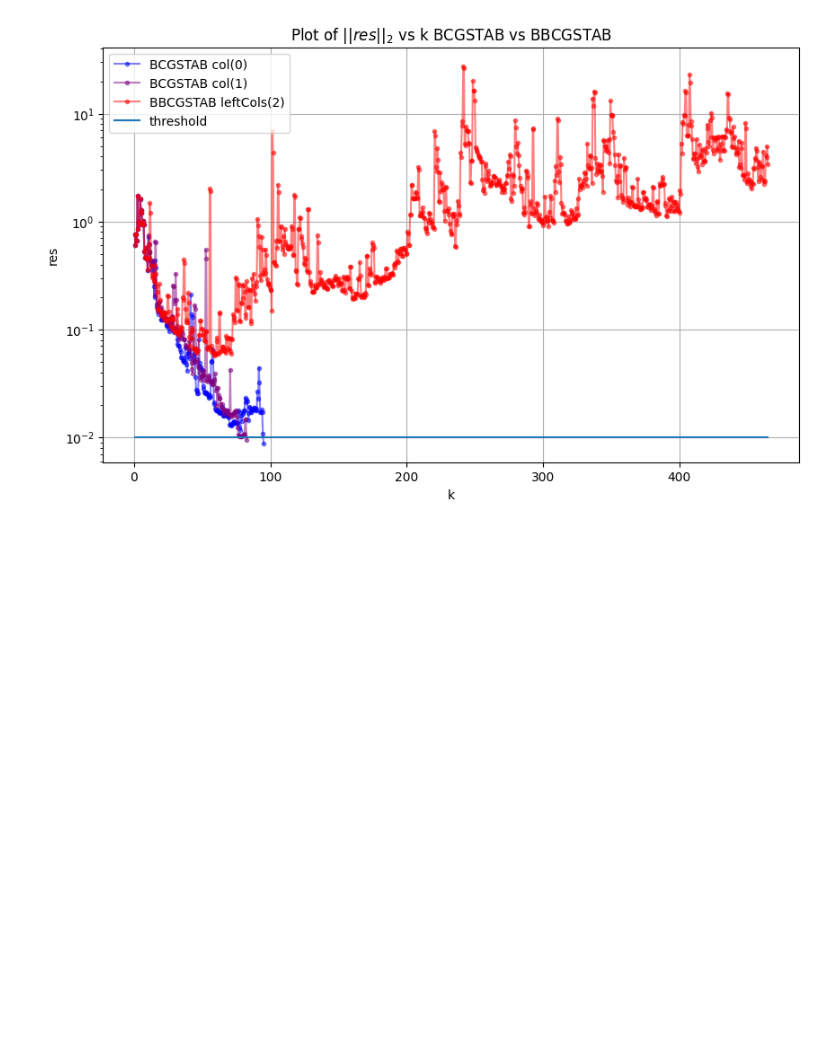
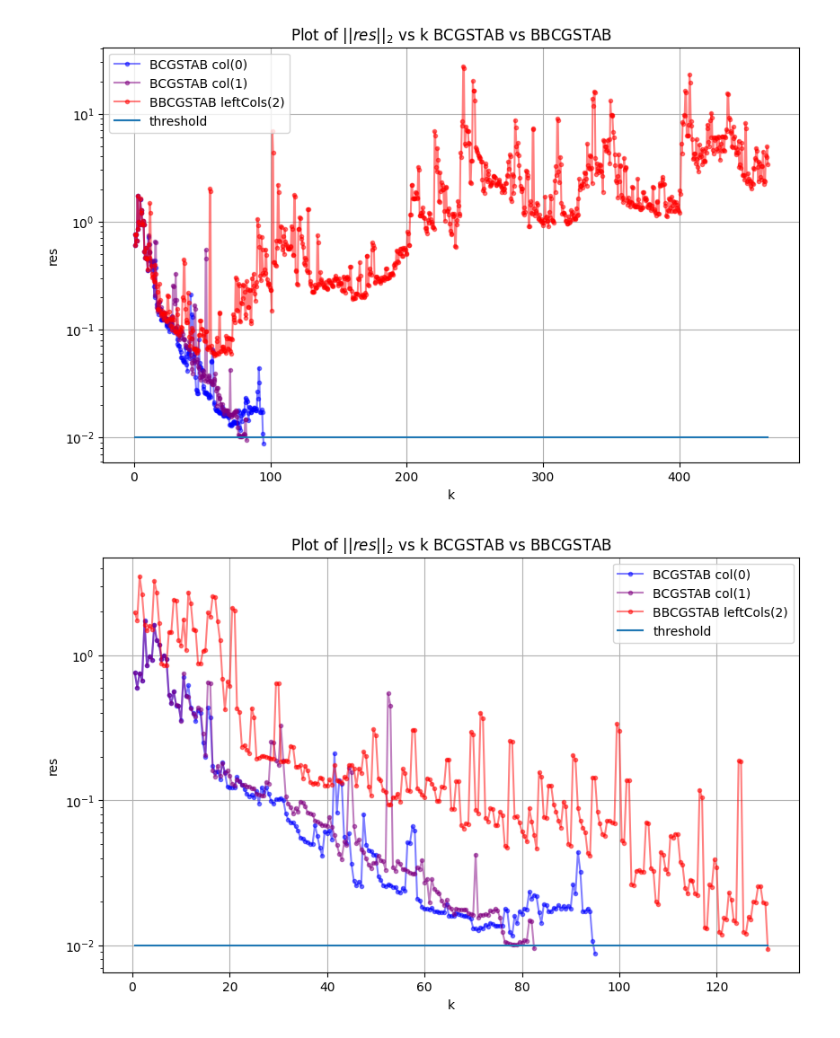
Before and after one commit to KozlovNA/BiCG_with_BLAS, a Jupyter notebook: BBCGSTAB_analisys.ipynb, the cells around one changed output. Saved outputs shown, nothing was run; the diff lists cells and outputs as text; code cells hidden in the pictures; blank space fills up the shorter version.

```diff
--- a/BBCGSTAB_analisys.ipynb
+++ b/BBCGSTAB_analisys.ipynb
@@ -78,6 +78,86 @@ else:
     print("The required columns 'k' and 'res_2norm' are not in the CSV file.")
 # %% [output]
 [figure]
+# %%
+import pandas as pd
+import matplotlib.pyplot as plt
+import numpy as np
+
+# Load the CSV file
+# Replace 'your_file.csv' with the path to your CSV file
+csv_file_path = './output/BCGSTAB_logs_col0.csv'
+data = pd.read_csv(csv_file_path)
+
+# Check if the required columns exist
+if 'k' in data.columns and 'res_2norm_rel' in data.columns:
+    # Extract the columns
+    x = data['k']
+    y = data['res_2norm_rel']
+
+    # Create the plot
+    plt.figure(figsize=(10, 6))
+    plt.plot(x, y, marker='o', markersize=3, linestyle='-', color='b',alpha=0.5, label='BCGSTAB col(0)')
+
+    plt.semilogy()
+
+    # Show grid
+    plt.grid()
+
+else:
+    print("The required columns 'k' and 'res_2norm' are not in the CSV file.")
+###########################
+csv_file_path = './output/BCGSTAB_logs_col1.csv'
+data = pd.read_csv(csv_file_path)
+
+# Check if the required columns exist
+if 'k' in data.columns and 'res_2norm_rel' in data.columns:
+    # Extract the columns
+    x = data['k']
+    y = data['res_2norm_rel']
+    plt.plot(x, y, marker='o', markersize=3, linestyle='-', color='purple',alpha=0.5, label='BCGSTAB col(1)')
+    plt.semilogy()
+
+    # Show grid
+    plt.grid()
+
+else:
+    print("The required columns 'k' and 'res_2norm' are not in the CSV file.")
+
+###############################
+
+# Load the CSV file
+# Replace 'your_file.csv' with the path to your CSV file
+csv_file_path = './output/BBCGSTAB_logs.csv'
+data = pd.read_csv(csv_file_path)
+
+# Check if the required columns exist
+if 'k' in data.columns and 'res_max2norm_rel' in data.columns:
+    # Extract the columns
+    x = data['k']
+    y = data['res_max2norm_rel']
+    eps = 0.01*np.ones(len(x))
+    # Create the plot
+    # plt.figure(figsize=(10, 6))
+    plt.plot(x, y, marker='o', markersize=3, linestyle='-', color='r', alpha=0.5, label='BBCGSTAB leftCols(2)')
+    plt.plot(x, eps, label='threshold')
+    # Adding titles and labels
+    plt.title(r'Plot of $||res||_2$ vs k BCGSTAB vs BBCGSTAB')
+    plt.xlabel('k')
+    plt.ylabel('res')
+    plt.semilogy()
+
+    # Show grid
+    plt.grid()
+
+    # Add legend
+    plt.legend()
+
+    plt.show()
+    # Show the plot
+else:
+    print("The required columns 'k' and 'res_2norm' are not in the CSV file.")
+# %% [output]
+[figure, added]
 # %%
 import numpy as np
 r0 = np.array([10, 3, 3])
```
Also changed, not shown: 2 other files.
